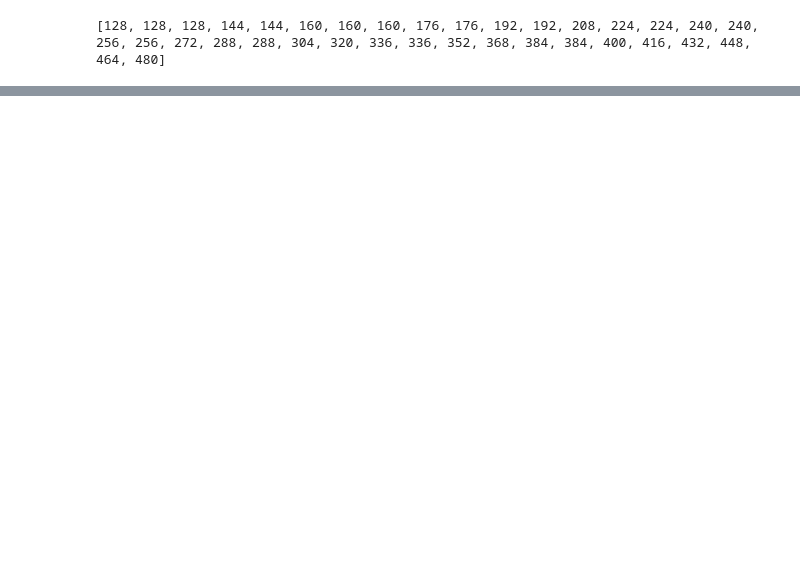
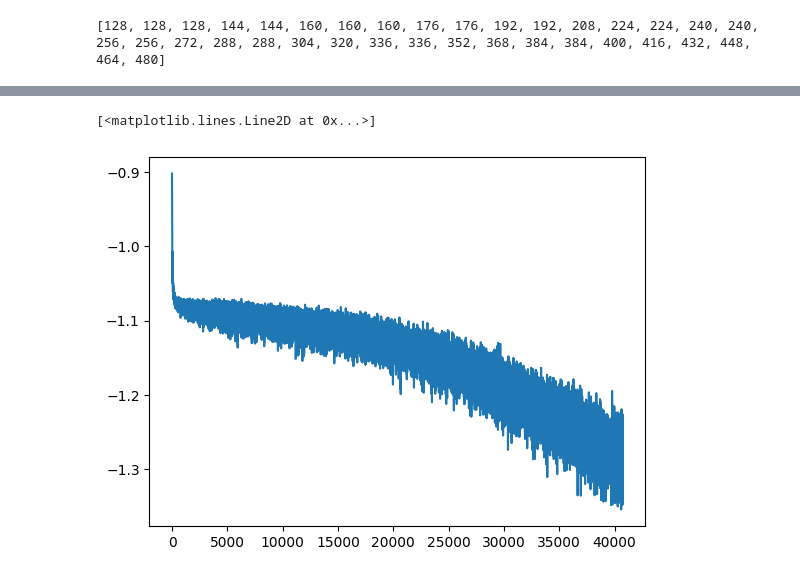
Before and after one commit to danjacobellis/autodance, a Jupyter notebook: dance_rgb.ipynb, the cells around one changed output, grey strips where cells are left out. Cells and saved outputs as stored; diff of their text form; code cells hidden in the pictures; blank space fills up the shorter version.

```diff
--- a/dance_rgb.ipynb
+++ b/dance_rgb.ipynb
@@ -23,14 +26,17 @@ dataset = datasets.load_dataset("danjacobellis/LSDIR")
 # %%
 config = SimpleNamespace()
 config.F = 16
-config.latent_dim = 192;
+config.latent_dim = 48;
 config.input_channels = 3
 config.lightweight_encode = True
 config.lightweight_decode = False
 config.λ = 1.5e-1
+config.ema_decay = 0.999
+config.consistency_start = 0.05
+config.consistency_loss = 1.0
 config.lr_pow = 6
 config.progressive_sizes = [16*int(s) for s in np.linspace(2,3.11,36)**3]; print(config.progressive_sizes)
-config.batch_size = 16
+config.batch_size = 48
 config.max_lr = (64/config.batch_size)*1e-3
 config.min_lr = config.max_lr / 1e3
 config.num_workers = 32
@@ -70,3 +76,16 @@ schedule = torch.optim.lr_scheduler.LambdaLR(
+# %%
+import copy
+class EMAHelper:
+    def __init__(self, model, decay=0.9999):
+        self.decay = decay
+        self.teacher = copy.deepcopy(model)
+        for p in self.teacher.parameters():
+            p.requires_grad_(False)
+
+    @torch.no_grad()
+    def update(self, student):
+        for ema_p, student_p in zip(self.teacher.parameters(), student.parameters()):
+            ema_p.copy_(ema_p * self.decay + student_p * (1 - self.decay))
 # %%
 def get_epoch_size(epoch):
     idx = min(epoch, len(config.progressive_sizes)-1)
@@ -135,3 +191,8 @@ plt.show()
+# %%
+plt.plot(consistency_losses)
+# %% [output]
+[<matplotlib.lines.Line2D at 0x...>]
+[figure, added]
 # %%
 torch.save({
     'config': config,
```
Also changed, not shown: parts of 8 cells of this notebook.
